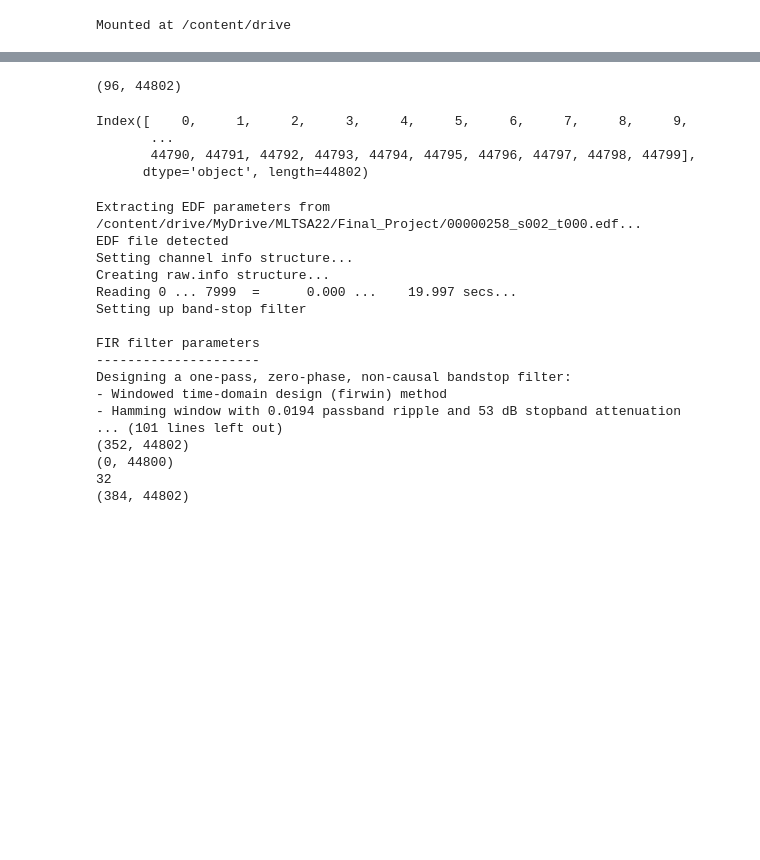
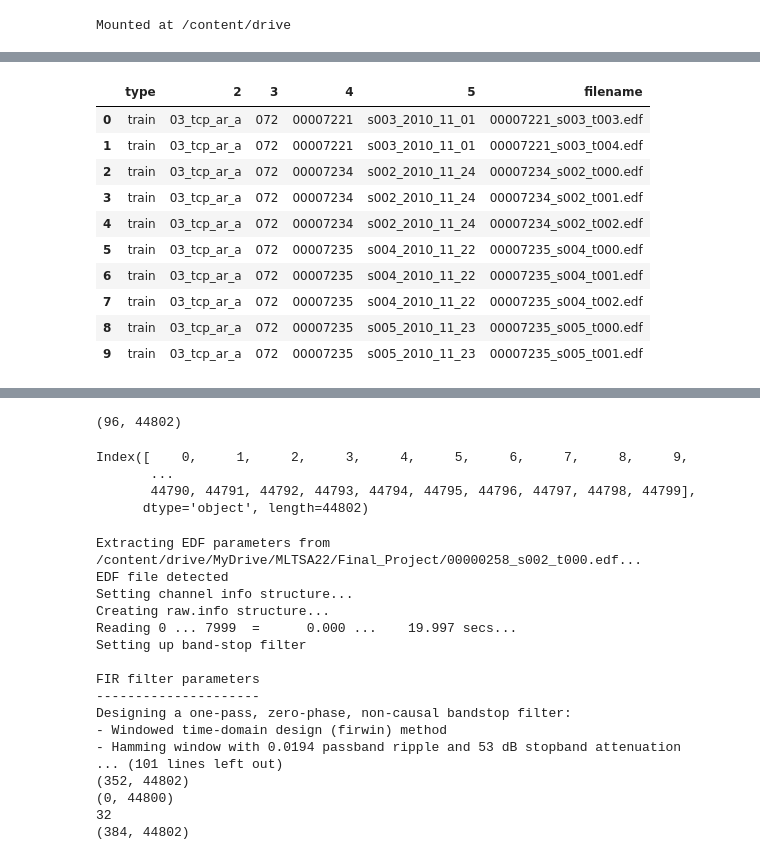
Before and after one commit to Janina712/MLTSA_FinalProject, a Jupyter notebook: Preprocess_pipeline.ipynb, the cells around one changed output, grey strips where cells are left out. Cells and saved outputs as stored; diff of their text form; code cells hidden in the pictures; blank space fills up the shorter version.

```diff
--- a/Preprocess_pipeline.ipynb
+++ b/Preprocess_pipeline.ipynb
@@ -48,0 +69,2 @@ file = ['00000258_s002_t000.edf', 'dev__01_tcp_ar__002__00000258__s002_2003_07_2
+# %%
+drive_tuh_eeg_loc = '/content/drive/MyDrive/MLTSA22/Final_Project/isip_tuh_eeg'
@@ -48,0 +81,2 @@ file = ['00000258_s002_t000.edf', 'dev__01_tcp_ar__002__00000258__s002_2003_07_2
+# %%
+edf_files = list(Path(drive_tuh_eeg_loc).glob('*.edf'))
@@ -48,0 +89,26 @@ file = ['00000258_s002_t000.edf', 'dev__01_tcp_ar__002__00000258__s002_2003_07_2
+# %%
+data_files = pd.DataFrame(
+    [s.name.split('__') for s in edf_files[:10]],
+    columns=[
+      'type',
+      2, #??
+      3,
+      4,
+      5,
+      'filename'
+    ]
+    )
+# %%
+data_files
+# %% [output]
+|  | type | 2 | 3 | 4 | 5 | filename |
+| 0 | train | 03_tcp_ar_a | 072 | 00007221 | s003_2010_11_01 | 00007221_s003_t003.edf |
+| 1 | train | 03_tcp_ar_a | 072 | 00007221 | s003_2010_11_01 | 00007221_s003_t004.edf |
+| 2 | train | 03_tcp_ar_a | 072 | 00007234 | s002_2010_11_24 | 00007234_s002_t000.edf |
+| 3 | train | 03_tcp_ar_a | 072 | 00007234 | s002_2010_11_24 | 00007234_s002_t001.edf |
+| 4 | train | 03_tcp_ar_a | 072 | 00007234 | s002_2010_11_24 | 00007234_s002_t002.edf |
+| 5 | train | 03_tcp_ar_a | 072 | 00007235 | s004_2010_11_22 | 00007235_s004_t000.edf |
+| 6 | train | 03_tcp_ar_a | 072 | 00007235 | s004_2010_11_22 | 00007235_s004_t001.edf |
+| 7 | train | 03_tcp_ar_a | 072 | 00007235 | s004_2010_11_22 | 00007235_s004_t002.edf |
+| 8 | train | 03_tcp_ar_a | 072 | 00007235 | s005_2010_11_23 | 00007235_s005_t000.edf |
+| 9 | train | 03_tcp_ar_a | 072 | 00007235 | s005_2010_11_23 | 00007235_s005_t001.edf |
```
Also changed, not shown: parts of 26 cells of this notebook.
